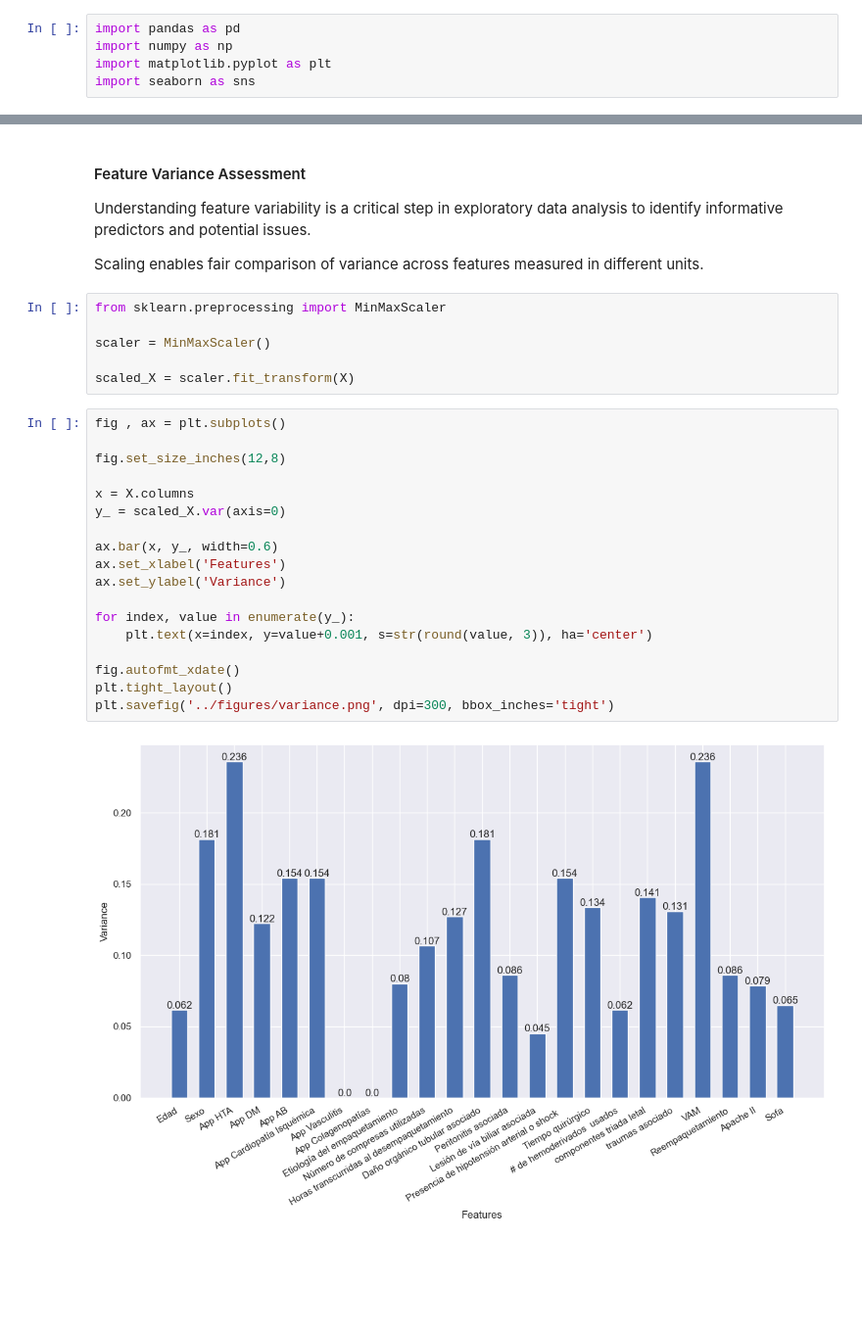
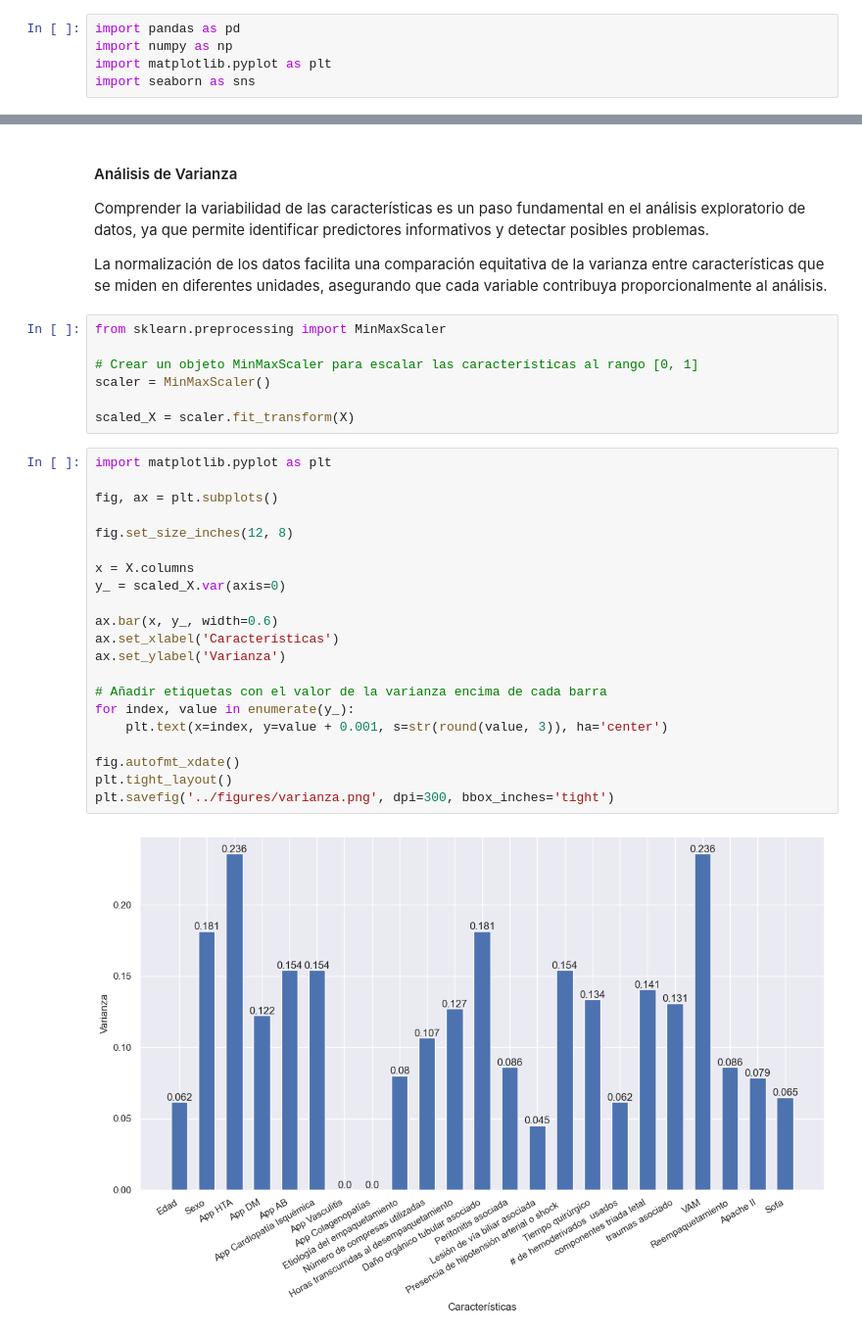
Before and after one commit to amaliezzz/Damage-Control-Feature-Selection, a Jupyter notebook: notebooks/00_eda.ipynb, the cells around one changed output, grey strips where cells are left out. Shown at 98% size. Drawn from its saved outputs; the diff is of its cells as text; blank space fills up the shorter version.

```diff
--- a/notebooks/00_eda.ipynb
+++ b/notebooks/00_eda.ipynb
@@ -78,34 +92,38 @@ plt.show()
 y = data['Estado al egreso']
 X = data.drop('Estado al egreso', axis=1)
 # %% [markdown]
-#### Feature Variance Assessment
-Understanding feature variability is a critical step in exploratory data analysis to identify informative predictors and potential issues.
+#### Análisis de Varianza
+Comprender la variabilidad de las características es un paso fundamental en el análisis exploratorio de datos, ya que permite identificar predictores informativos y detectar posibles problemas.
 
-Scaling enables fair comparison of variance across features measured in different units.
+La normalización de los datos facilita una comparación equitativa de la varianza entre características que se miden en diferentes unidades, asegurando que cada variable contribuya proporcionalmente al análisis.
 # %%
 from sklearn.preprocessing import MinMaxScaler
 
+# Crear un objeto MinMaxScaler para escalar las características al rango [0, 1]
 scaler = MinMaxScaler()
 
 scaled_X = scaler.fit_transform(X)
 # %%
-fig , ax = plt.subplots()
+import matplotlib.pyplot as plt
 
-fig.set_size_inches(12,8)
+fig, ax = plt.subplots()
+
+fig.set_size_inches(12, 8)
 
 x = X.columns
 y_ = scaled_X.var(axis=0)
 
 ax.bar(x, y_, width=0.6)
-ax.set_xlabel('Features')
-ax.set_ylabel('Variance')
+ax.set_xlabel('Características')
+ax.set_ylabel('Varianza')
 
+# Añadir etiquetas con el valor de la varianza encima de cada barra
 for index, value in enumerate(y_):
-    plt.text(x=index, y=value+0.001, s=str(round(value, 3)), ha='center')
+    plt.text(x=index, y=value + 0.001, s=str(round(value, 3)), ha='center')
 
 fig.autofmt_xdate()
 plt.tight_layout()
-plt.savefig('../figures/variance.png', dpi=300, bbox_inches='tight')
+plt.savefig('../figures/varianza.png', dpi=300, bbox_inches='tight')
 # %% [output]
-[figure, old version]
+[figure, new version]
 # %%
```
Also changed, not shown: parts of 23 cells of this notebook, 5 other files.
